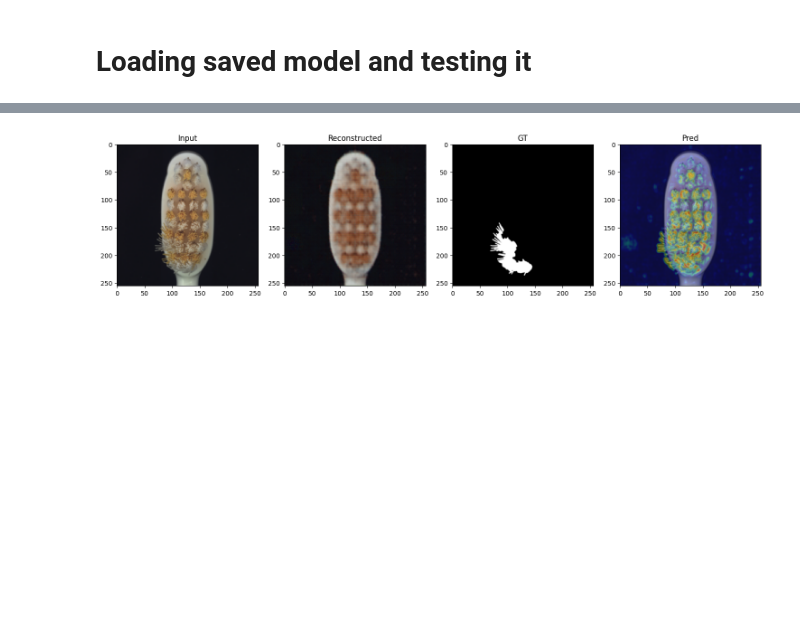
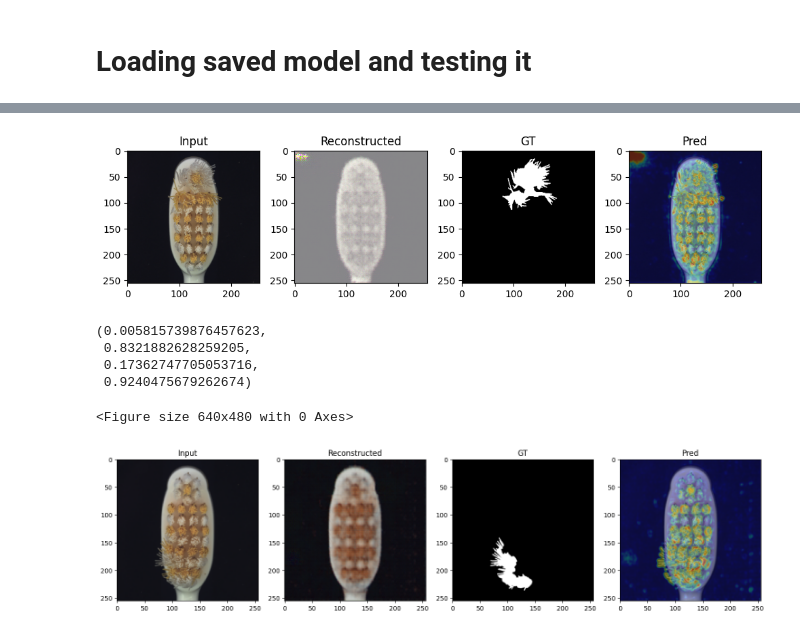
Before and after one commit to thiago-buarqque/projeto-2024.1, a Jupyter notebook: src/vit_training.ipynb, the cells around one changed output, grey strips where cells are left out. Saved outputs shown, nothing was run; the diff lists cells and outputs as text; code cells hidden in the pictures; blank space fills up the shorter version.

```diff
--- a/src/vit_training.ipynb
+++ b/src/vit_training.ipynb
@@ -308,46 +350,11 @@ OutOfMemoryError: CUDA out of memory. Tried to allocate 1024.00 MiB. GPU
 # %%
-# with torch.no_grad():
-#     _input_image = test_image.cpu().numpy()[0].transpose(1, 2, 0)
-#     _mask = mask.cpu().numpy().transpose(1, 2, 0)
-#     _ssim_map = ssim_map.cpu().numpy()[0][0]
-
-#     # Normalize the SSIM map
-#     ssim_map_norm = (_ssim_map - _ssim_map.min()) / (_ssim_map.max() - _ssim_map.min())
-
-#     ssim_map_norm = np.where(ssim_map_norm > 0.5, 0.0, ssim_map_norm + 0.5)
-
-#     # Create a heatmap from the normalized SSIM map
-#     heatmap = cv2.applyColorMap((ssim_map_norm * 255).astype(np.uint8), cv2.COLORMAP_JET)
-
-#     # Convert _input_image to uint8
-#     _input_image_uint8 = _input_image_uint8 = (_input_image * 255).astype(np.uint8)
-
-#     # Overlay the heatmap on the original input image
-#     overlay = cv2.addWeighted(_input_image_uint8, 0.7, heatmap, 0.3, 0)
-
-#     # Plot the results
-
-#     fig = plt.figure(figsize=(15, 5))
-
-#     ax1 = fig.add_subplot(141)
-#     ax1.imshow(_input_image, cmap='gray')
-#     ax1.set_title('Input')
-
-#     reconstruction_norm = (reconstruction - reconstruction.min()) / (reconstruction.max() - reconstruction.min())
-
-#     ax2 = fig.add_subplot(142)
-#     ax2.imshow(reconstruction_norm.cpu().numpy()[0].transpose(1, 2, 0))
-#     ax2.set_title('Reconstructed')
-
-#     ax3 = fig.add_subplot(143)
-#     ax3.imshow(_mask, cmap='gray')
-#     ax3.set_title('GT')
-
-#     ax4 = fig.add_subplot(144)
-#     ax4.imshow(overlay)
-#     ax4.set_title('Pred')
-
-#     plt.tight_layout()
-#     plt.show()
+test(class_name, -1, model, test_loader, save_fig=False, plot=True)
+# %% [output]
+[figure, added]
+(0.005815739876457623,
+ 0.8321882628259205,
+ 0.17362747705053716,
+ 0.9240475679262674)
+<Figure size 640x480 with 0 Axes>
 # %% [markdown]
 ![image.png](attachment:image.png)
```
Also changed, not shown: parts of 9 cells of this notebook, 10 other files.
